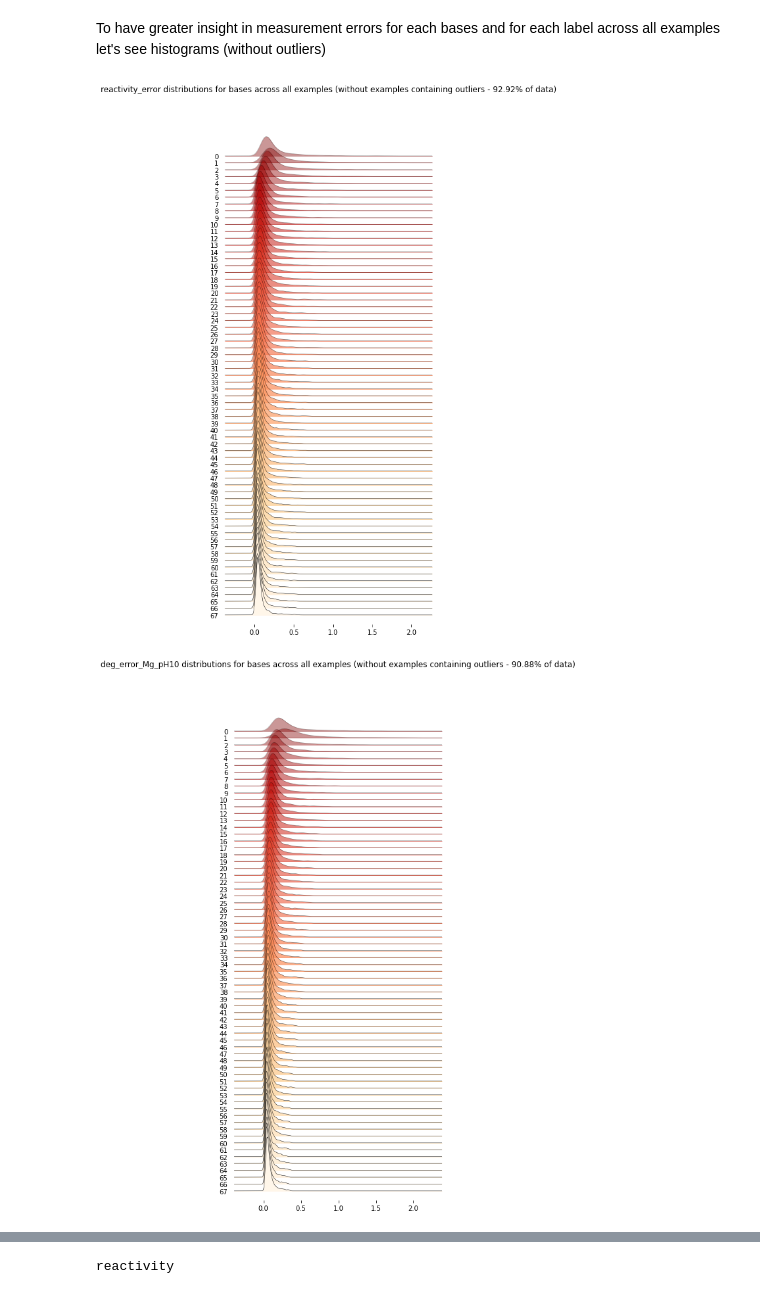
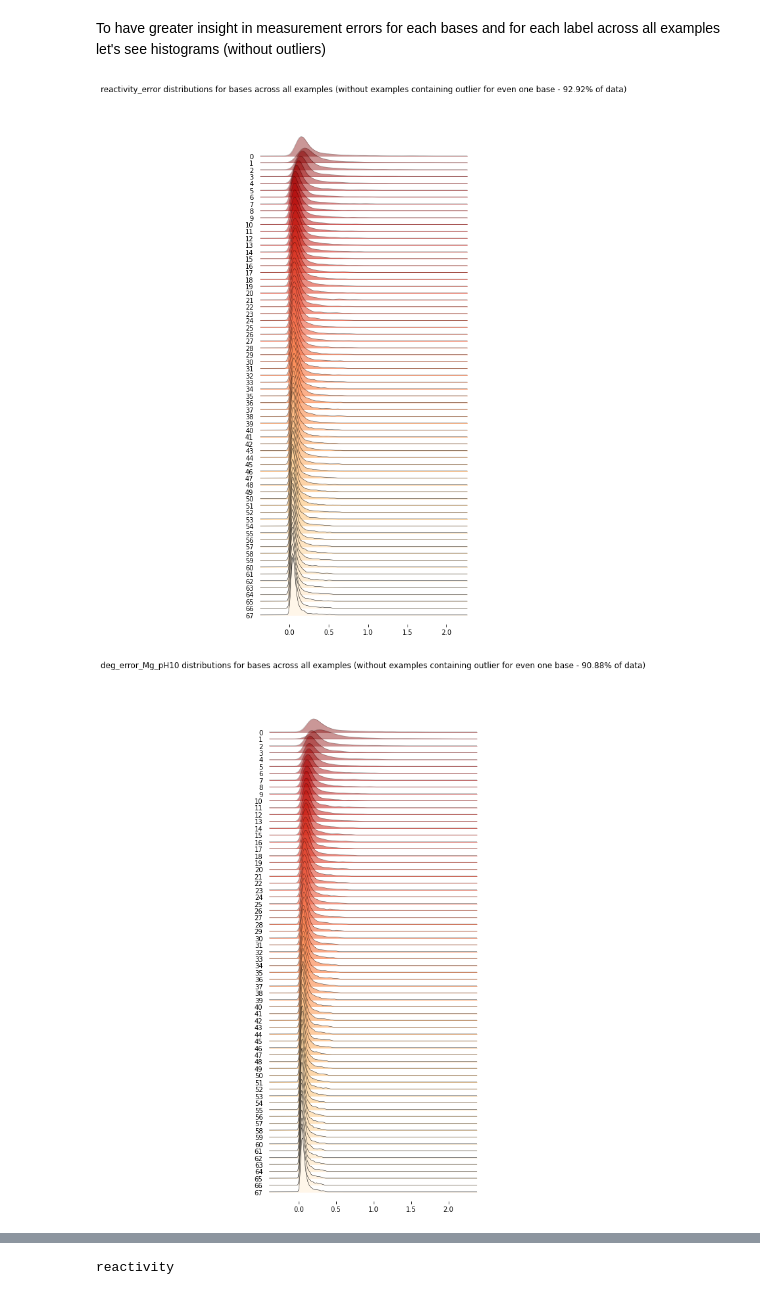
Before and after one commit to JanKapala/OpenVaccine-COVID-19-mRNA-Vaccine-Degradation-Prediction, a Jupyter notebook: Covid.ipynb, the cells around one changed output, grey strips where cells are left out. Saved outputs shown, nothing was run; the diff lists cells and outputs as text; code cells hidden in the pictures.

```diff
--- a/Covid.ipynb
+++ b/Covid.ipynb
@@ -88,3 +61,5 @@ add_adjacency_matrix_column(raw_test_ds)
+# %%
+raw_train_valid_ds, raw_public_test_ds, raw_private_test_ds = get_raw_datasets()
 # %% [markdown]
 ### Data inspection
 # %%
@@ -226,14 +168,14 @@ scored_label_names = ['reactivity', 'deg_Mg_pH10', 'deg_Mg_50C']
 ### Error analysis
 # %%
 def ploterrors(example):
-    plots_no = len(normal_label_names)
+    plots_no = len(NORMAL_LABEL_NAMES)
     plot_width= 5
     plot_height = 5
     fig, axes = plt.subplots(1,5,figsize=(plot_width*plots_no,plot_height))
 
     for i, ax in enumerate(axes.flat):
-        y = example[normal_label_names[i]]
+        y = example[NORMAL_LABEL_NAMES[i]]
         x = range(len(y))
-        dy = example[error_label_names[i]]
+        dy = example[ERROR_LABEL_NAMES[i]]
         ax.errorbar(x, y, yerr=dy, fmt='.k', ecolor='gray')
 # %% [markdown]
@@ -300,8 +242,6 @@ def find_cut_index(x, outlier_threshold):
         else:
             i_min = index_to_check
 # %%
-error_label_name = error_label_names[0]
-
 def plot_errors_dist(raw_ds, error_label_name, outliers_threshold):
     # Get and prepare data
     column = raw_ds[error_label_name]
@@ -323,8 +263,8 @@ def plot_errors_dist(raw_ds, error_label_name, outliers_threshold):
     f, _ = joypy.joyplot(df, overlap=2, colormap=cm.OrRd_r, linecolor='black', linewidth=0.5, fade=True, figsize=(5,12),
                       title=f"{error_label_name} distributions for bases across all examples (without examples containing outlier for even one base - {data_percentage:.2f}% of data)")
 # %%
-for error_label_name in error_label_names:
+for error_label_name in ERROR_LABEL_NAMES:
     plot_errors_dist(raw_train_valid_ds, error_label_name, 2)
 # %% [output]
-[figure, old version]
+[figure, new version]
-[figure, old version]
+[figure, new version]
```
Also changed, not shown: parts of 59 cells of this notebook.
